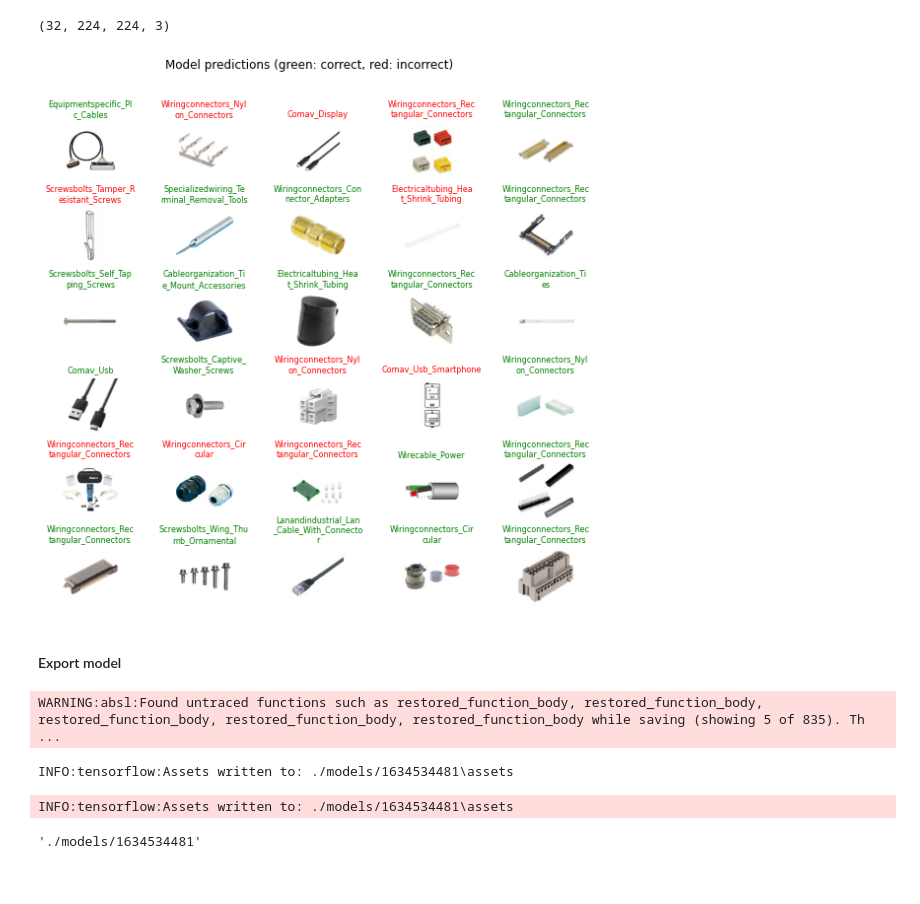
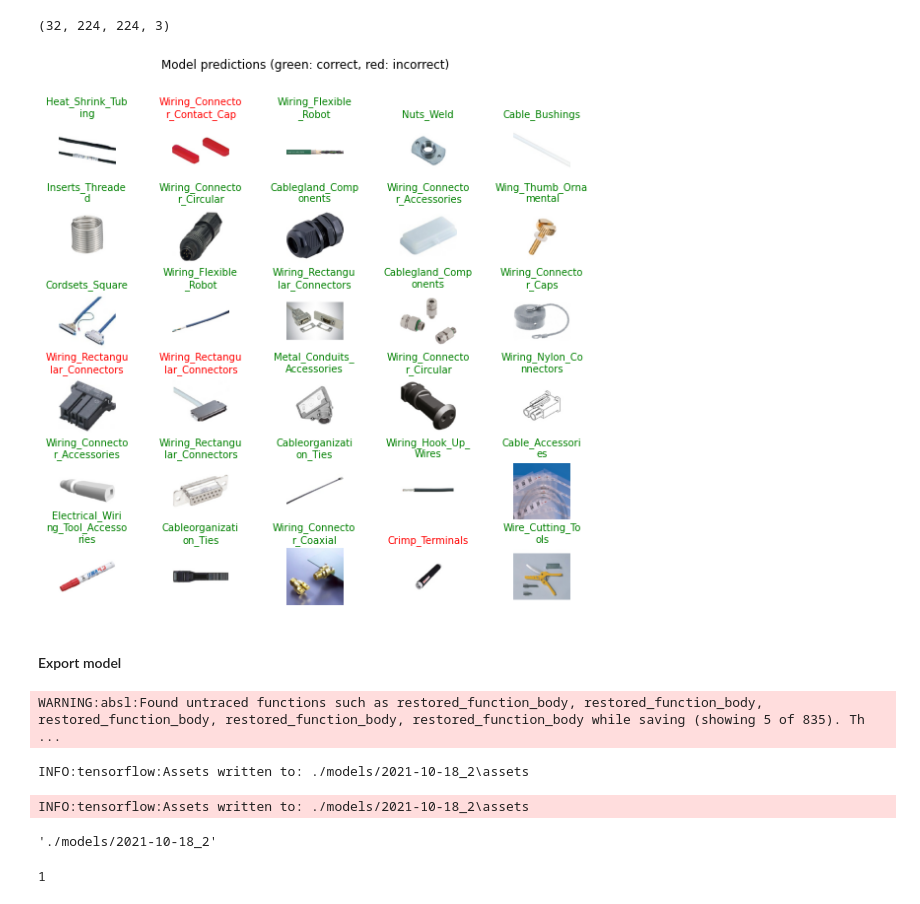
Before and after one commit to RyutaroInatsu/ImageAnnotationChallenge, a Jupyter notebook: notebooks/ImageAnnotationChallenge.ipynb, the cells around one changed output. Drawn from its saved outputs; the diff is of its cells as text; code cells hidden in the pictures.

```diff
--- a/notebooks/ImageAnnotationChallenge.ipynb
+++ b/notebooks/ImageAnnotationChallenge.ipynb
@@ -468,7 +480,7 @@ steps_per_epoch = np.ceil(image_data.samples/image_data.batch_size)
 
 batch_stats_callback = CollectBatchStats()
 
-history = model.fit(image_data, epochs=2,
+history = model.fit(image_data, epochs=50,
                               steps_per_epoch=steps_per_epoch,
                               callbacks = [batch_stats_callback])
 # %% [output]
@@ -531,29 +556,34 @@ image_batch.shape
 # %%
 from textwrap import wrap
 plt.figure(figsize=(10,9))
 plt.subplots_adjust(hspace=0.5)
 for n in range(30):
   plt.subplot(6,5,n+1)
   plt.imshow(image_batch[n])
   color = "green" if predicted_id[n] == label_id[n] else "red"
-  plt.title('\n'.join(wrap(predicted_label_batch[n].title(), 20)), color=color)
+  plt.title('\n'.join(wrap(predicted_label_batch[n].title(), 15)), color=color, fontsize=10)
   plt.axis('off')
 _ = plt.suptitle("Model predictions (green: correct, red: incorrect)")
 # %% [output]
-[figure, old version]
+[figure, new version]
 # %% [markdown]
 #### Export model
 # %%
-import time
-t = time.time()
+from datetime import date
 
-export_path = "./models/{}".format(int(t))
+export_path = f"./models/{date.today().isoformat()}_2"
 model.save(export_path, save_format='tf')
 
 export_path
 # %% [output]
 WARNING:absl:Found untraced functions such as restored_function_body, restored_function_body, restored_function_body, restored_function_body, restored_function_body while saving (showing 5 of 835). Th ...
-INFO:tensorflow:Assets written to: ./models/1634534481\assets
+INFO:tensorflow:Assets written to: ./models/2021-10-18_2\assets
-INFO:tensorflow:Assets written to: ./models/1634534481\assets
+INFO:tensorflow:Assets written to: ./models/2021-10-18_2\assets
-'./models/1634534481'
+'./models/2021-10-18_2'
+# %%
+import os
+# os.listdir("./models/")
+print(len(next(os.walk('./models/'))[1]))
+# %% [output]
+1
 # %%
```
Also changed, not shown: parts of 18 cells of this notebook, 2 other files.
